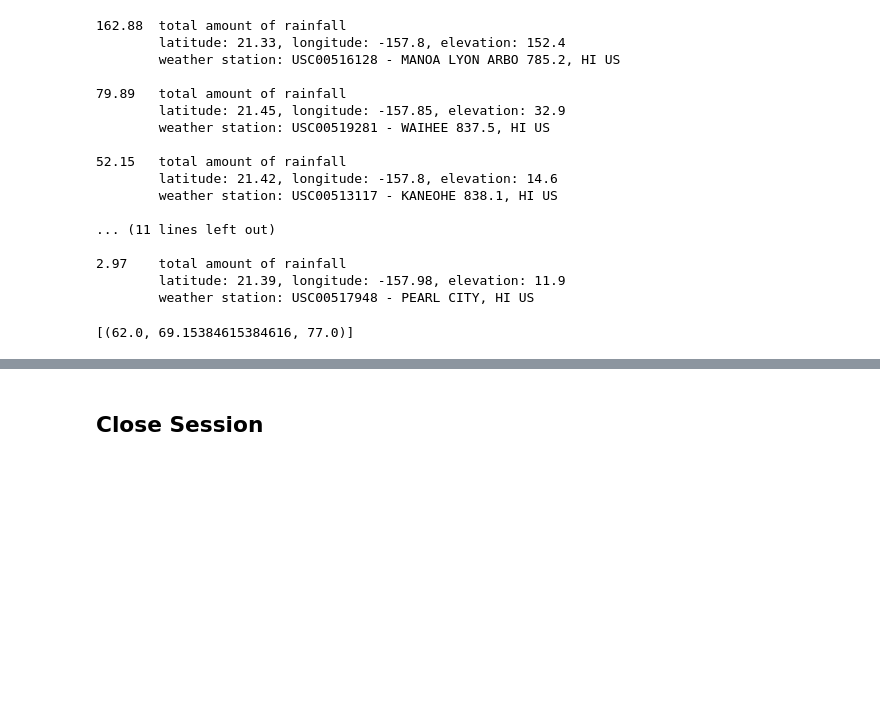
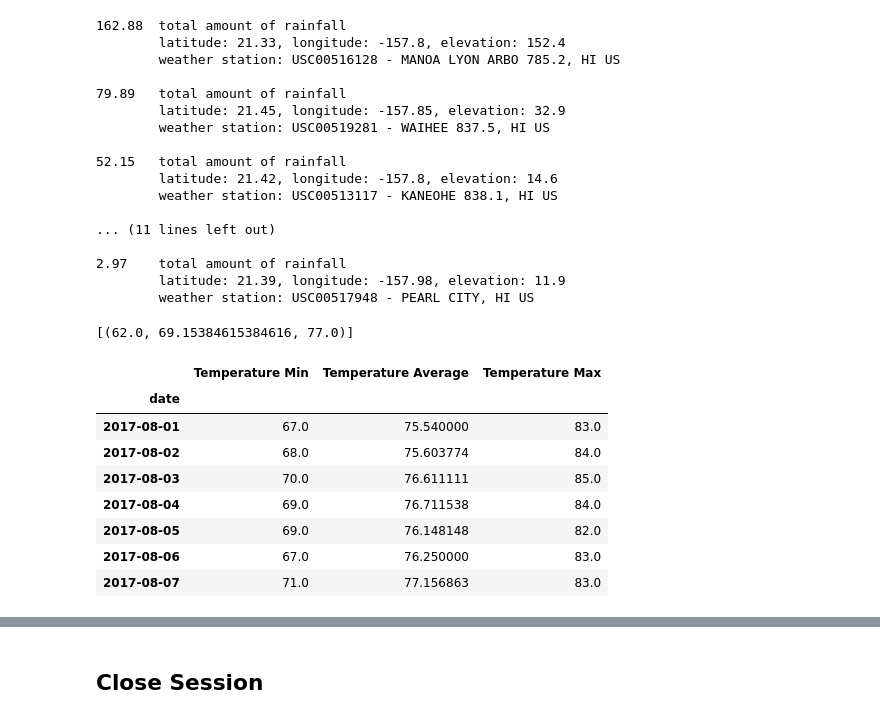
Before and after one commit to davism02/sqlalchemy-challenge, a Jupyter notebook: temp_analysis_bonus_2_starter.ipynb, the cells around one changed output, grey strips where cells are left out. Drawn from its saved outputs; the diff is of its cells as text; code cells hidden in the pictures; blank space fills up the shorter version.

```diff
--- a/temp_analysis_bonus_2_starter.ipynb
+++ b/temp_analysis_bonus_2_starter.ipynb
@@ -165,18 +165,23 @@ daily_normals("01-01")
 # %% [output]
 [(62.0, 69.15384615384616, 77.0)]
 # %%
+datetime_format = "%Y-%m-%d"
+
+trip_month = 8
+trip_starting_day = 1
+trip_length = 7
+
+# Use the start and end date to create a range of dates
+# Strip off the year and save a list of strings in the format %m-%d
+trip_dates = [f"{trip_month:02d}-{day:02d}" for day in list(range(trip_starting_day, trip_starting_day + trip_length))]
+
 # calculate the daily normals for your trip
 # push each tuple of calculations into a list called `normals`
+normals = []
+# Use the `daily_normals` function to calculate the normals for each date string
+# and append the results to a list called `normals`.
+for day in trip_dates:
+    normals.append(daily_normals(day)[0])
 
 # Set the start and end date of the trip
-start_date = '2017-08-01'
-end_date = '2017-08-07'
-
-# Use the start and end date to create a range of dates
-
-
-# Strip off the year and save a list of strings in the format %m-%d
-
-
-# Use the `daily_normals` function to calculate the normals for each date string
-# and append the results to a list called `normals`.
+start_date = f'{trip_year}-{trip_dates[0]}'
@@ -186,0 +188,21 @@ end_date = '2017-08-07'
+# %%
+# Load the previous query results into a Pandas DataFrame and add the `trip_dates` range as the `date` index
+df = pd.DataFrame({
+    "date" : [f"{trip_year}-{day}" for day in trip_dates],
+    "Temperature Min" : [tmin for tmin, tavg, tmax in normals],
+    "Temperature Average" : [tavg for tmin, tavg, tmax in normals],
+    "Temperature Max" : [tmax for tmin, tavg, tmax in normals]
+})
+df["date"] = pd.to_datetime(df["date"], format=datetime_format)
+df.set_index("date", inplace=True)
+df
+# %% [output]
+|  | Temperature Min | Temperature Average | Temperature Max |
+| date |  |  |  |
+| 2017-08-01 | 67.0 | 75.540000 | 83.0 |
+| 2017-08-02 | 68.0 | 75.603774 | 84.0 |
+| 2017-08-03 | 70.0 | 76.611111 | 85.0 |
+| 2017-08-04 | 69.0 | 76.711538 | 84.0 |
+| 2017-08-05 | 69.0 | 76.148148 | 82.0 |
+| 2017-08-06 | 67.0 | 76.250000 | 83.0 |
+| 2017-08-07 | 71.0 | 77.156863 | 83.0 |
```
Also changed, not shown: parts of 5 cells of this notebook.
